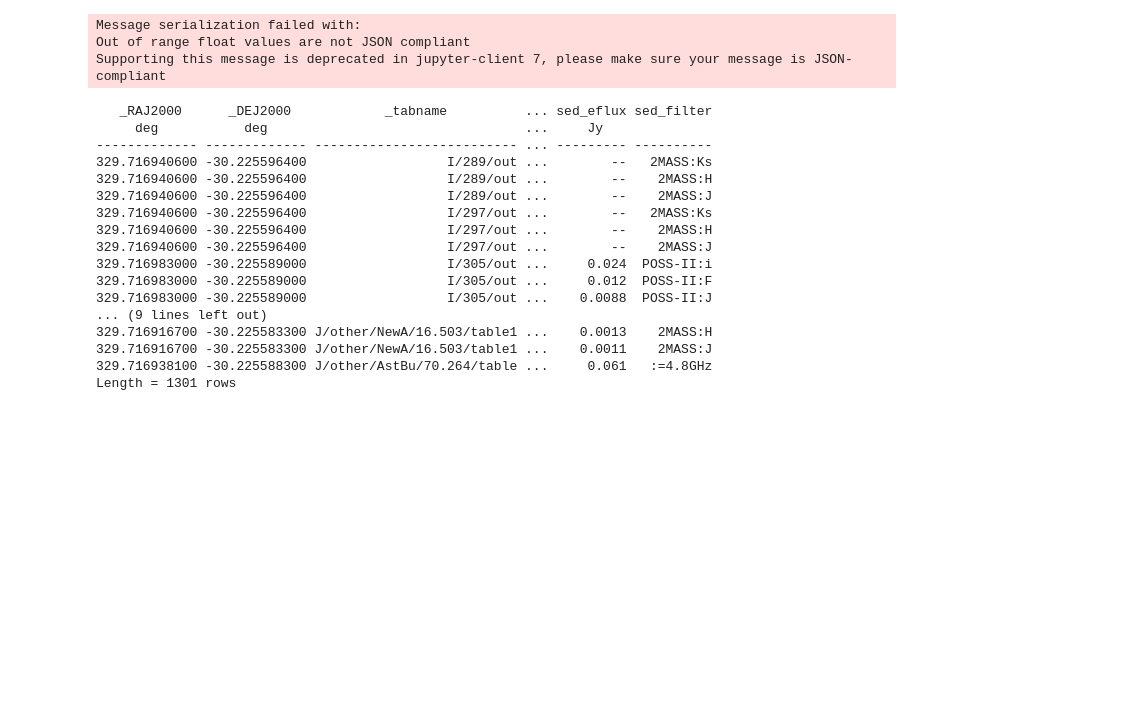
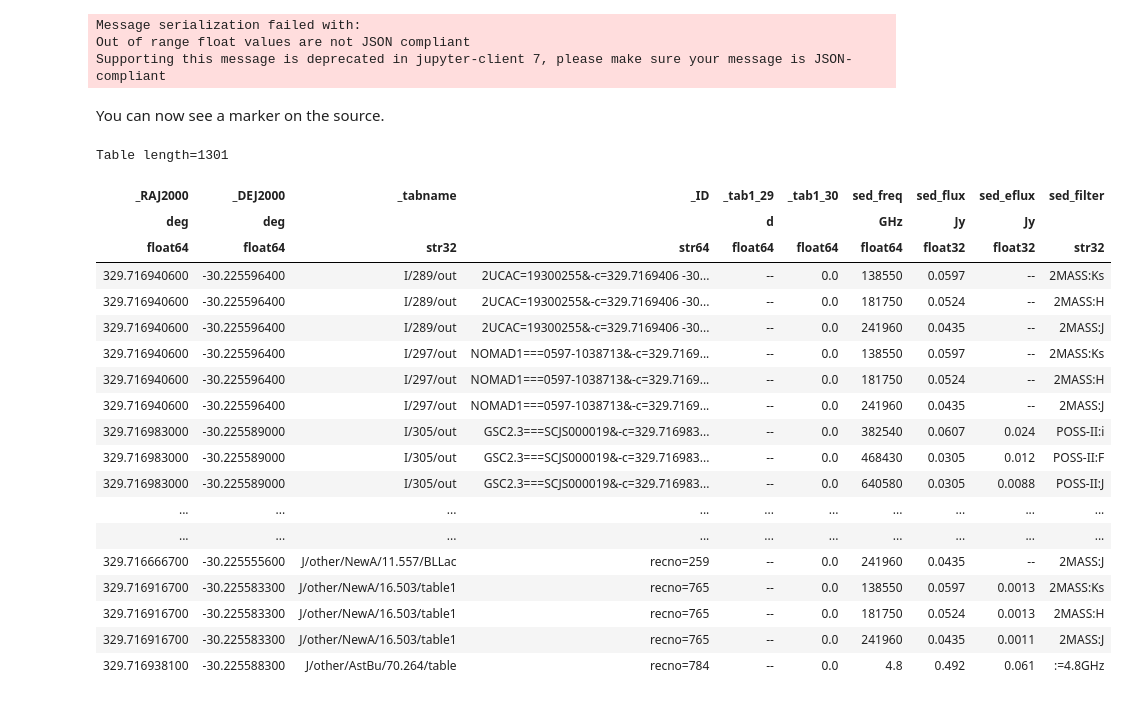
Before and after one commit to cds-astro/tutorials, a Jupyter notebook: Notebooks/4_High_Energy_sources__Multi_instrument_multi_wavelength_exploration_using_VO_tools.ipynb, the cells around one changed output. Cells and saved outputs as stored; diff of their text form; code cells hidden in the pictures; blank space fills up the shorter version.

```diff
--- a/Notebooks/4_High_Energy_sources__Multi_instrument_multi_wavelength_exploration_using_VO_tools.ipynb
+++ b/Notebooks/4_High_Energy_sources__Multi_instrument_multi_wavelength_exploration_using_VO_tools.ipynb
@@ -504,8 +518,8 @@ In the following, this tutorial shows how to obtain multi-waveband imaging for t
 
 Now, let's plot again AladinLite with the catalog of AGNs on top on the Fermi image and centering around PKS 2155-30 and setting a field of view of 10 deg.
 # %%
-obj = "PKS 2155-304"
-aladin = ipyal.Aladin(target=obj, survey="P/Fermi/color", fov=10)
+object_name = "PKS 2155-304"
+aladin = Aladin(target=object_name, survey="P/Fermi/color", fov=10)
 aladin
 # %% [output]
 Aladin(fov=10.0, options=['allow_full_zoomout', 'coo_frame', 'fov', 'full_screen', 'log', 'overlay_survey', 'o…
@@ -516,28 +530,35 @@ aladin.add_table(hess_simbad_fermi_AGN)
 Message serialization failed with:
 Out of range float values are not JSON compliant
 Supporting this message is deprecated in jupyter-client 7, please make sure your message is JSON-compliant
+# %% [markdown]
+You can now see a marker on the source.
 # %%
-sc = SkyCoord.from_name(obj)
-sed_url = f"https://vizier.cds.unistra.fr/viz-bin/sed?-c={sc.icrs.ra.deg},{sc.icrs.dec.deg}&-c.rs=5"
-sed = Table.read(sed_url, format="votable")
+object_coordinates = SkyCoord.from_name(object_name)
+# here, were doing a query in a circle directly with an url.
+# this is what the ViZier module of astroquery does for us, see the precent tutorials
+query_url = f"https://vizier.cds.unistra.fr/viz-bin/sed?-c={object_coordinates.icrs.ra.deg},{object_coordinates.icrs.dec.deg}&-c.rs=5"
+query = Table.read(query_url, format="votable")
 
-sed.pprint()
+query
 # %% [output]
-   _RAJ2000      _DEJ2000            _tabname          ... sed_eflux sed_filter
-     deg           deg                                 ...     Jy
-------------- ------------- -------------------------- ... --------- ----------
-329.716940600 -30.225596400                  I/289/out ...        --   2MASS:Ks
-329.716940600 -30.225596400                  I/289/out ...        --    2MASS:H
-329.716940600 -30.225596400                  I/289/out ...        --    2MASS:J
-329.716940600 -30.225596400                  I/297/out ...        --   2MASS:Ks
-329.716940600 -30.225596400                  I/297/out ...        --    2MASS:H
-329.716940600 -30.225596400                  I/297/out ...        --    2MASS:J
-329.716983000 -30.225589000                  I/305/out ...     0.024  POSS-II:i
-329.716983000 -30.225589000                  I/305/out ...     0.012  POSS-II:F
-329.716983000 -30.225589000                  I/305/out ...    0.0088  POSS-II:J
-... (9 lines left out)
-329.716916700 -30.225583300 J/other/NewA/16.503/table1 ...    0.0013    2MASS:H
-329.716916700 -30.225583300 J/other/NewA/16.503/table1 ...    0.0011    2MASS:J
-329.716938100 -30.225588300 J/other/AstBu/70.264/table ...     0.061   :=4.8GHz
-Length = 1301 rows
+Table length=1301
+| _RAJ2000 | _DEJ2000 | _tabname | _ID | _tab1_29 | _tab1_30 | sed_freq | sed_flux | sed_eflux | sed_filter |
+| deg | deg |  |  | d |  | GHz | Jy | Jy |  |
+| float64 | float64 | str32 | str64 | float64 | float64 | float64 | float32 | float32 | str32 |
+| 329.716940600 | -30.225596400 | I/289/out | 2UCAC=19300255&-c=329.7169406 -30... | -- | 0.0 | 138550 | 0.0597 | -- | 2MASS:Ks |
+| 329.716940600 | -30.225596400 | I/289/out | 2UCAC=19300255&-c=329.7169406 -30... | -- | 0.0 | 181750 | 0.0524 | -- | 2MASS:H |
+| 329.716940600 | -30.225596400 | I/289/out | 2UCAC=19300255&-c=329.7169406 -30... | -- | 0.0 | 241960 | 0.0435 | -- | 2MASS:J |
+| 329.716940600 | -30.225596400 | I/297/out | NOMAD1===0597-1038713&-c=329.7169... | -- | 0.0 | 138550 | 0.0597 | -- | 2MASS:Ks |
+| 329.716940600 | -30.225596400 | I/297/out | NOMAD1===0597-1038713&-c=329.7169... | -- | 0.0 | 181750 | 0.0524 | -- | 2MASS:H |
+| 329.716940600 | -30.225596400 | I/297/out | NOMAD1===0597-1038713&-c=329.7169... | -- | 0.0 | 241960 | 0.0435 | -- | 2MASS:J |
+| 329.716983000 | -30.225589000 | I/305/out | GSC2.3===SCJS000019&-c=329.716983... | -- | 0.0 | 382540 | 0.0607 | 0.024 | POSS-II:i |
+| 329.716983000 | -30.225589000 | I/305/out | GSC2.3===SCJS000019&-c=329.716983... | -- | 0.0 | 468430 | 0.0305 | 0.012 | POSS-II:F |
+| 329.716983000 | -30.225589000 | I/305/out | GSC2.3===SCJS000019&-c=329.716983... | -- | 0.0 | 640580 | 0.0305 | 0.0088 | POSS-II:J |
+| ... | ... | ... | ... | ... | ... | ... | ... | ... | ... |
+| ... | ... | ... | ... | ... | ... | ... | ... | ... | ... |
+| 329.716666700 | -30.225555600 | J/other/NewA/11.557/BLLac | recno=259 | -- | 0.0 | 241960 | 0.0435 | -- | 2MASS:J |
+| 329.716916700 | -30.225583300 | J/other/NewA/16.503/table1 | recno=765 | -- | 0.0 | 138550 | 0.0597 | 0.0013 | 2MASS:Ks |
+| 329.716916700 | -30.225583300 | J/other/NewA/16.503/table1 | recno=765 | -- | 0.0 | 181750 | 0.0524 | 0.0013 | 2MASS:H |
+| 329.716916700 | -30.225583300 | J/other/NewA/16.503/table1 | recno=765 | -- | 0.0 | 241960 | 0.0435 | 0.0011 | 2MASS:J |
+| 329.716938100 | -30.225588300 | J/other/AstBu/70.264/table | recno=784 | -- | 0.0 | 4.8 | 0.492 | 0.061 | :=4.8GHz |
 # %%
```
Also changed, not shown: parts of 32 cells of this notebook.
